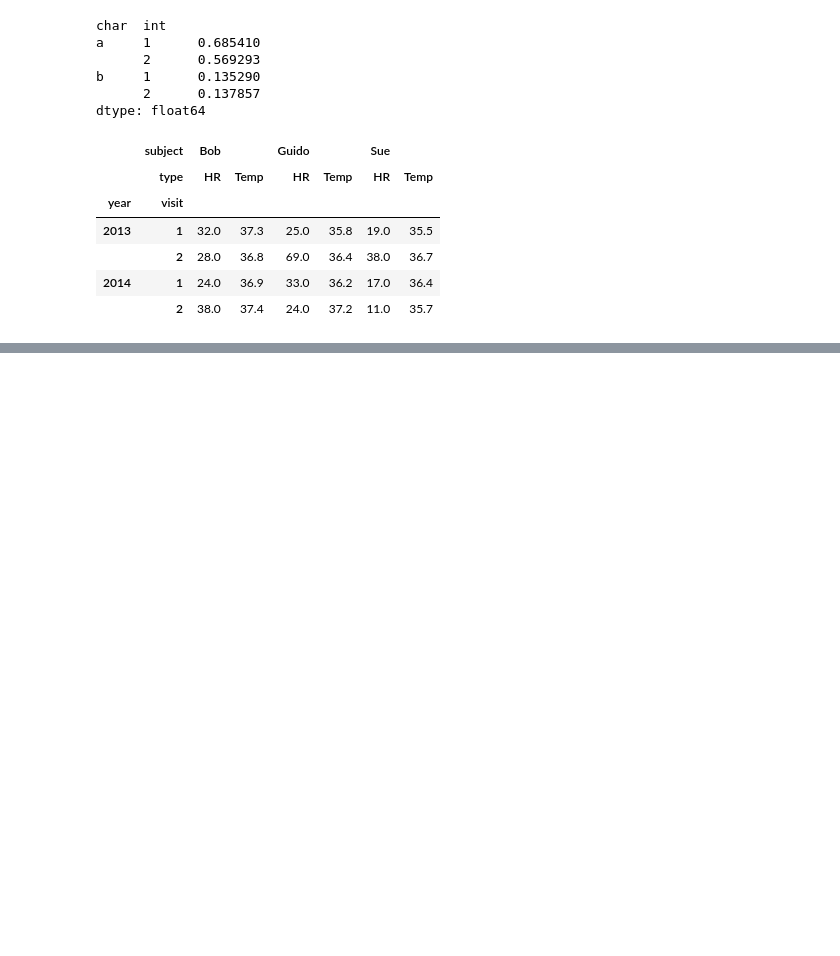
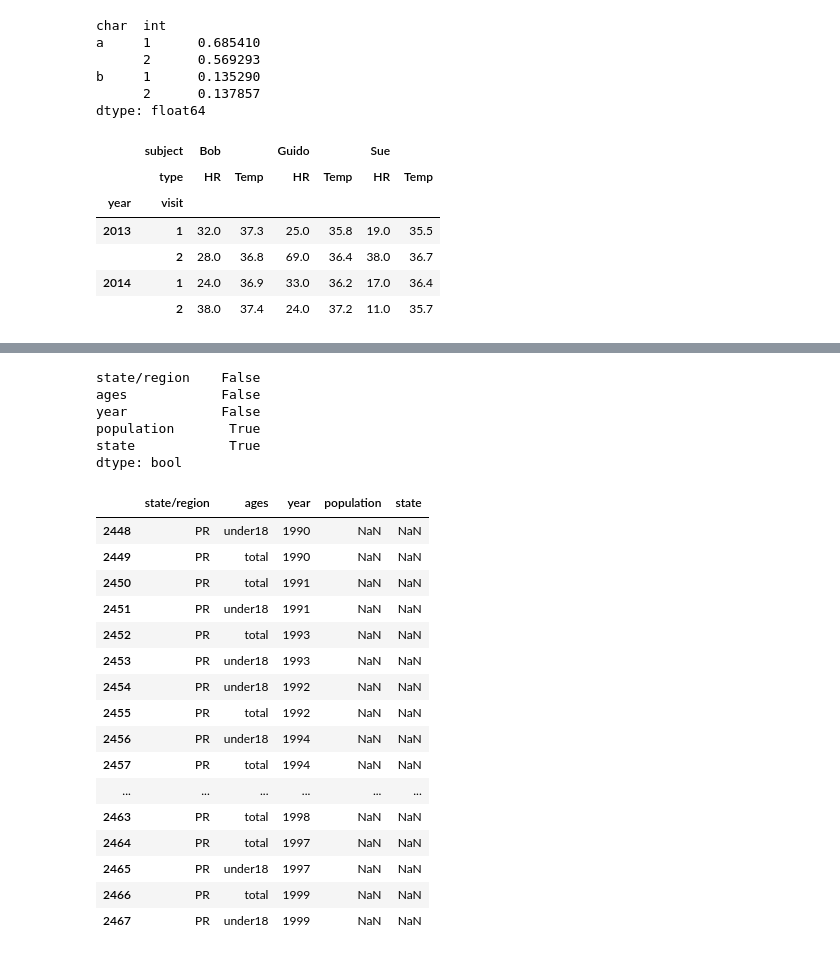
Before and after one commit to aliensmart/machine_learning, a Jupyter notebook: Pandas.ipynb, the cells around one changed output, grey strips where cells are left out. Drawn from its saved outputs; the diff is of its cells as text; code cells hidden in the pictures; blank space fills up the shorter version.

```diff
--- a/Pandas.ipynb
+++ b/Pandas.ipynb
@@ -1379,0 +1446,3 @@ pd.merge(df6, df7, how='left')
+# %%
+pop = pd.read_csv('state-population.csv')
+pop.head() # .head() helps us see only the head data
@@ -1379,0 +1466,3 @@ pd.merge(df6, df7, how='left')
+# %%
+abbrevs = pd.read_csv('state-abbrevs.csv')
+abbrevs.head()
@@ -1379,0 +1476,4 @@ pd.merge(df6, df7, how='left')
+# %%
+merged = pd.merge(pop, abbrevs, how='outer',
+left_on='state/region', right_on='abbreviation')
+merged.head()
@@ -1379,0 +1497,31 @@ pd.merge(df6, df7, how='left')
+# %%
+# checking if there are any missing data
+merged.isnull().any()
+# %% [output]
+state/region    False
+ages            False
+year            False
+population       True
+state            True
+dtype: bool
+# %%
+# Finding missing data in population
+merged[merged['population'].isnull()]
+# %% [output]
+|  | state/region | ages | year | population | state |
+| 2448 | PR | under18 | 1990 | NaN | NaN |
+| 2449 | PR | total | 1990 | NaN | NaN |
+| 2450 | PR | total | 1991 | NaN | NaN |
+| 2451 | PR | under18 | 1991 | NaN | NaN |
+| 2452 | PR | total | 1993 | NaN | NaN |
+| 2453 | PR | under18 | 1993 | NaN | NaN |
+| 2454 | PR | under18 | 1992 | NaN | NaN |
+| 2455 | PR | total | 1992 | NaN | NaN |
+| 2456 | PR | under18 | 1994 | NaN | NaN |
+| 2457 | PR | total | 1994 | NaN | NaN |
+| ... | ... | ... | ... | ... | ... |
+| 2463 | PR | total | 1998 | NaN | NaN |
+| 2464 | PR | total | 1997 | NaN | NaN |
+| 2465 | PR | under18 | 1997 | NaN | NaN |
+| 2466 | PR | total | 1999 | NaN | NaN |
+| 2467 | PR | under18 | 1999 | NaN | NaN |
```
Also changed, not shown: parts of 88 cells of this notebook, 3 other files.
